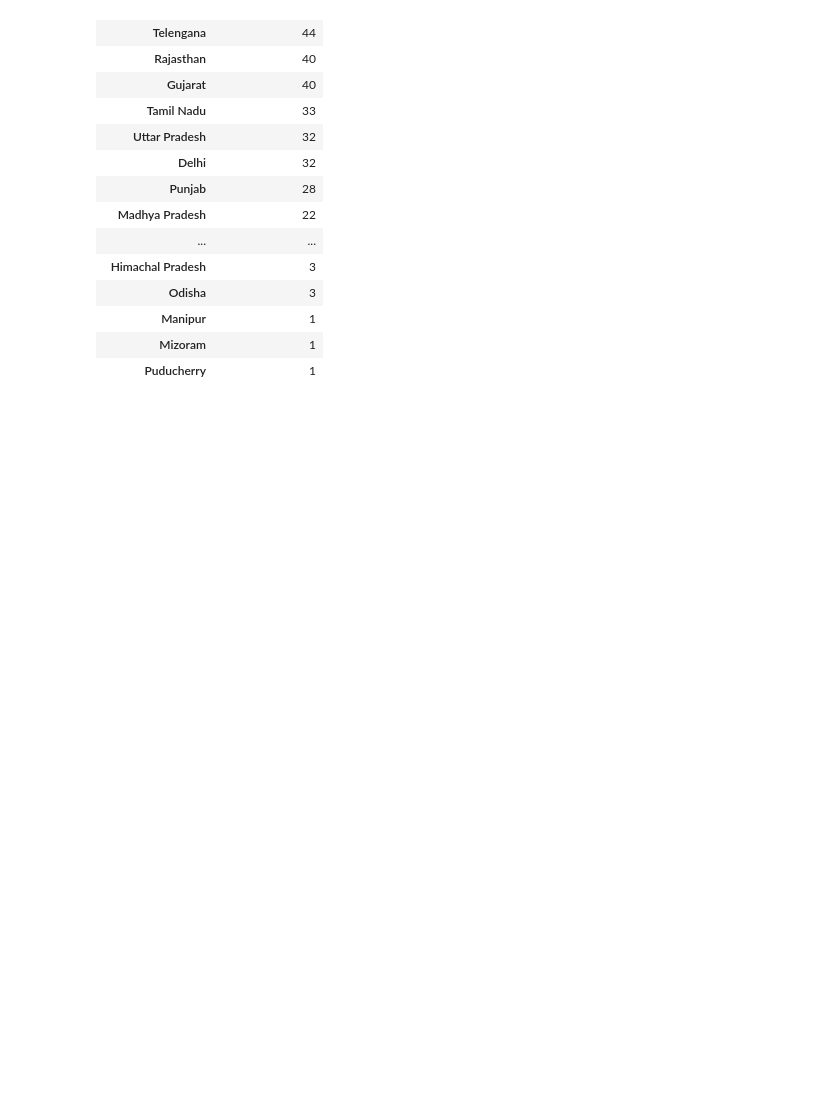
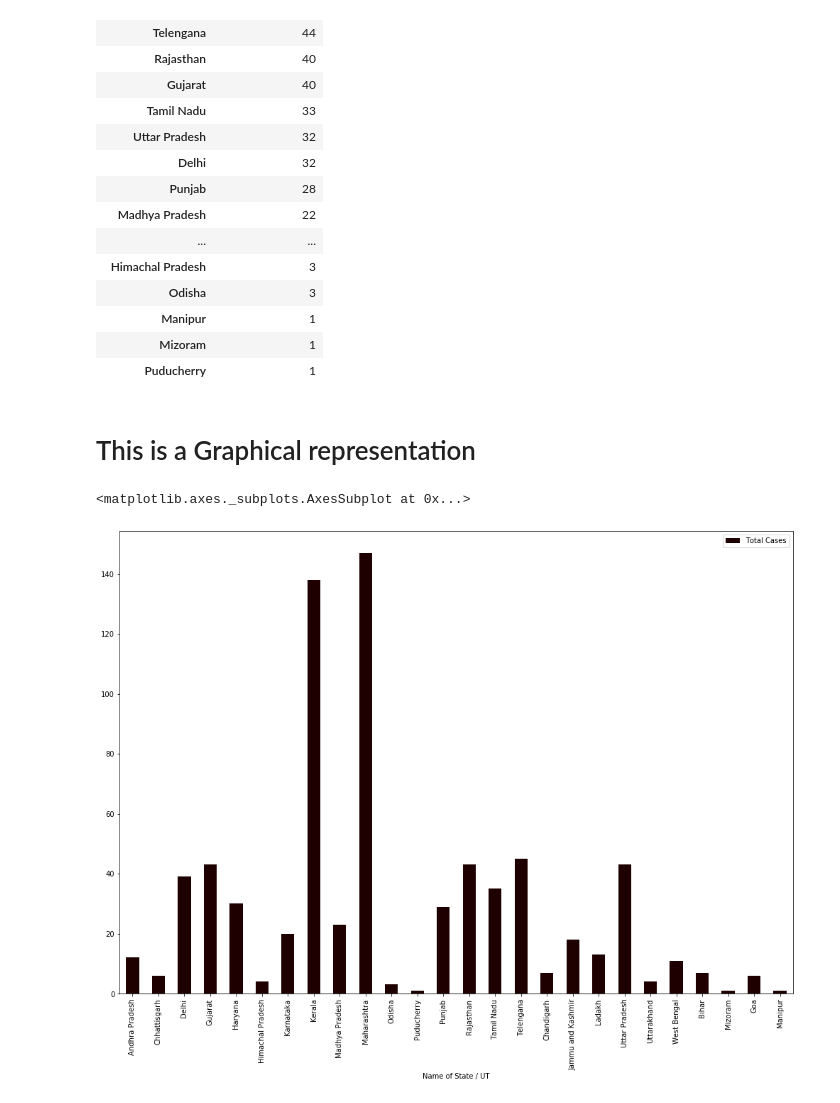
Before and after one commit to lopeselio/COVID-19-Data_Analysis, a Jupyter notebook: COVID-19_DataAnalysis.ipynb, the cells around one changed output. Cells and saved outputs as stored; diff of their text form; code cells hidden in the pictures; blank space fills up the shorter version.

Commit message:
add bar graph

```diff
--- a/COVID-19_DataAnalysis.ipynb
+++ b/COVID-19_DataAnalysis.ipynb
@@ -8,6 +8,7 @@ from matplotlib import style
 import plotly
 import plotly.express as px
 import plotly.graph_objects as go
+plt.rcParams['figure.figsize']=17,12
 
 import cufflinks as cf
 import plotly.offline as pyo
@@ -153,3 +154,10 @@ Total_Active_Cases.style.background_gradient(cmap='Reds')
 | Manipur | 1 |
 | Mizoram | 1 |
 | Puducherry | 1 |
+# %% [markdown]
+# This is a Graphical representation
+# %%
+df.plot(kind='bar', x='Name of State / UT', y = 'Total Cases', cmap='Redink')
+# %% [output]
+<matplotlib.axes._subplots.AxesSubplot at 0x...>
+[figure, added]
```
